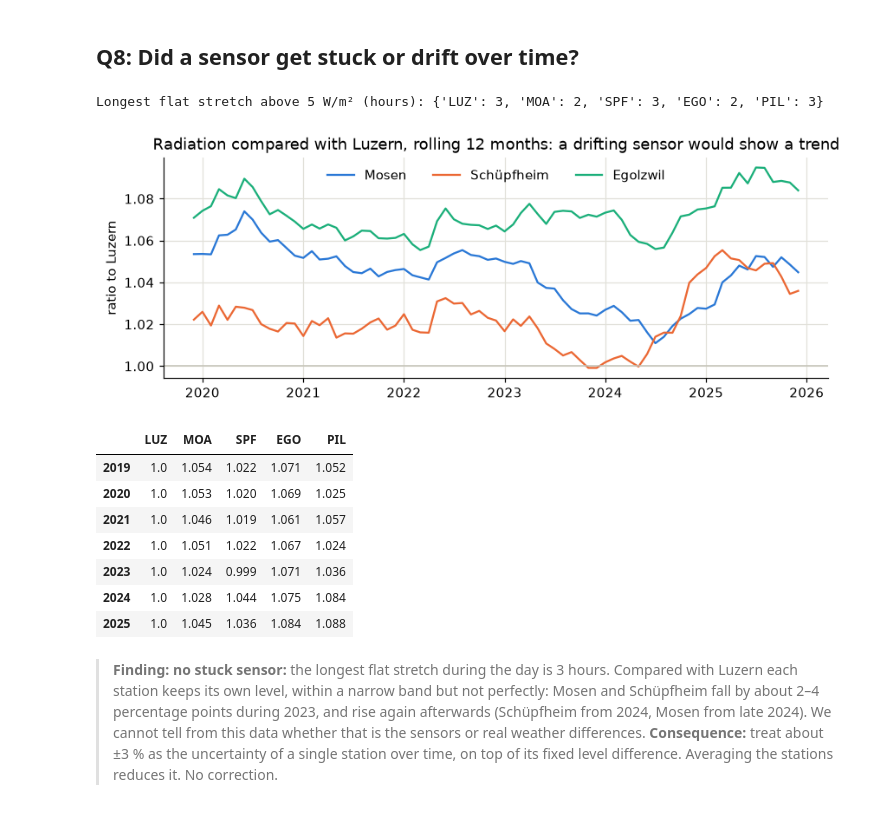
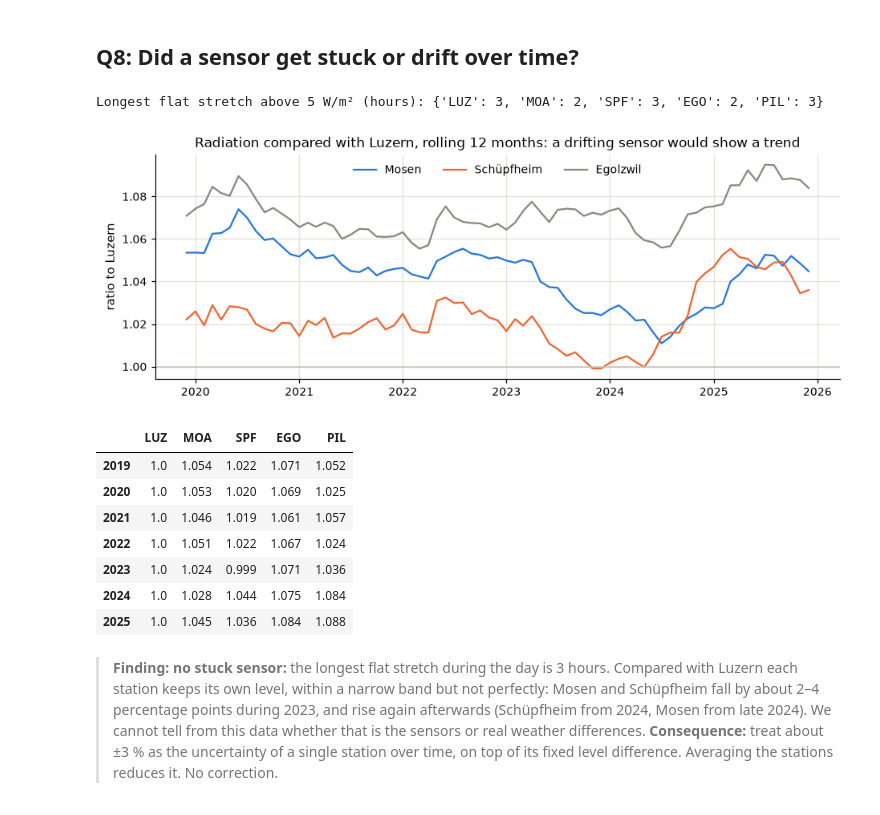
Before and after one commit to Elias-Schwegler/Flurin_Elias_hs26_project, a Jupyter notebook: notebooks/meteoswiss/meteoswiss_eda.ipynb, the cells around one changed output. Saved outputs shown, nothing was run; the diff lists cells and outputs as text; code cells hidden in the pictures.

```diff
--- a/notebooks/meteoswiss/meteoswiss_eda.ipynb
+++ b/notebooks/meteoswiss/meteoswiss_eda.ipynb
@@ -18,6 +18,7 @@
 Same structure as the Energy-Charts notebook: *Step 1* validity (Q1–Q9), *Step 2* patterns and suitability (Q10–Q13). *Step 3*, the overlay with solar generation, follows in the combined notebook.
 *Prepared with AI assistance (Claude); findings to be questioned and checked by us.*
 # %%
+import sys
 from pathlib import Path
 
 import matplotlib.dates as mdates
@@ -25,21 +26,19 @@ import matplotlib.pyplot as plt
 import numpy as np
 import pandas as pd
 
+sys.path.insert(0, "../..")   # repo root, for src/
+from src.plot_style import BLUE, DARK_GREY, GREY, ORANGE, save_figure   # one style for all notebooks
+
 DATA = Path("data")
-FIG = Path("../../figures/eda")
-FIG.mkdir(parents=True, exist_ok=True)
 TZ = "Etc/GMT-1"   # fixed CET = UTC+1, no clock changes (the minus sign is correct for this name)
 STATIONS = {"LUZ": "Luzern", "MOA": "Mosen", "SPF": "Schüpfheim", "EGO": "Egolzwil", "PIL": "Pilatus"}
 LUCERNE = ["LUZ", "MOA", "SPF", "EGO"]
 pd.set_option("display.max_columns", None)   # show all columns side by side
 pd.set_option("display.width", 200)
-plt.rcParams.update({"figure.dpi": 110, "axes.grid": True, "grid.color": "#e1e0d9",
-                     "axes.spines.top": False, "axes.spines.right": False})
-BLUE, ORANGE, GREY = "#2a78d6", "#eb6834", "#c3c2b7"
 
 
 def save(fig, name):
-    fig.savefig(FIG / f"meteoswiss_{name}.png", dpi=160, bbox_inches="tight")
+    save_figure(fig, f"meteoswiss_{name}", details=True)   # figures/eda/sources/
 # %% [markdown]
 # Step 1: Is the data valid?
 # %% [markdown]
@@ -134,7 +133,7 @@ print("\nGaps at Mosen (start, hours):")
 print(pd.DataFrame({"start": gaps[gaps].index.to_series().groupby(run[gaps]).first(), "hours": gaps[gaps].groupby(run[gaps]).size()}).to_string(index=False))
 
 missing = radiation.isna().groupby(radiation.index.year).mean() * 100
-fig, ax = plt.subplots(figsize=(8, 2.4))
+fig, ax = plt.subplots(figsize=(10, 3))
 im = ax.imshow(missing.T, aspect="auto", cmap="Blues", vmin=0, vmax=1)
 ax.set_xticks(range(len(missing)), missing.index)
 ax.set_yticks(range(5), missing.columns)
@@ -219,7 +218,7 @@ Darkest days in Luzern, and the same days at the other stations (kWh/m²):
 Same period in two years side by side: two weeks in November. Do the Lucerne stations and Pilatus move together?
 # %%
 periods = [("2024-11-04", "2024-11-17", "November 2024"), ("2023-11-04", "2023-11-17", "November 2023")]
-fig, axes = plt.subplots(1, 2, figsize=(11, 3.2), sharey=True)
+fig, axes = plt.subplots(1, 2, figsize=(10, 2.9), sharey=True)
 for ax, (a, b, title) in zip(axes, periods):
     d = daily.loc[a:b]
     ax.plot(d.index, d[LUCERNE].mean(axis=1), color=BLUE, marker="o", markersize=3, label="mean of 4 Lucerne stations")
@@ -316,31 +315,31 @@ Temperature range (°C): {'LUZ': -8.2, 'MOA': -13.3, 'SPF': -15.4, 'EGO': -13.7,
 # %%
 def longest_flat(s):
     # longest stretch where the value stays exactly the same, during the day only
     s = s.dropna()
     run = (s != s.shift()).cumsum()
     return s[s > 5].groupby(run[s > 5]).size().max()
 
 print("Longest flat stretch above 5 W/m² (hours):", {a: int(longest_flat(radiation[a])) for a in STATIONS})
 
 common = radiation.dropna()   # only hours with values at all stations, so the gaps at Mosen do not count as 0
 monthly_sum = common.resample("MS").sum().rolling(12).sum()   # energy-weighted: dark winter months count less
 ratio = monthly_sum.div(monthly_sum["LUZ"], axis=0)
 annual_ratio = common.groupby(common.index.year).sum().div(common["LUZ"].groupby(common.index.year).sum(), axis=0).round(3)
-fig, ax = plt.subplots(figsize=(9, 3))
-colors = {"MOA": BLUE, "SPF": ORANGE, "EGO": "#1baf7a"}
+fig, ax = plt.subplots(figsize=(10, 3.3))
+colors = {"MOA": BLUE, "SPF": ORANGE, "EGO": DARK_GREY}
 for a, c in colors.items():
     ax.plot(ratio.index, ratio[a], color=c, label=STATIONS[a])
 ax.axhline(1, color=GREY, linewidth=1)
 ax.set_ylabel("ratio to Luzern")
 ax.set_title("Radiation compared with Luzern, rolling 12 months: a drifting sensor would show a trend")
 ax.xaxis.set_major_formatter(mdates.DateFormatter("%Y", tz=TZ))
 ax.legend(frameon=False, ncols=3)
 save(fig, "ratio_to_luzern")
 plt.show()
 annual_ratio
 # %% [output]
 Longest flat stretch above 5 W/m² (hours): {'LUZ': 3, 'MOA': 2, 'SPF': 3, 'EGO': 2, 'PIL': 3}
-[figure, old version]
+[figure, new version]
 |  | LUZ | MOA | SPF | EGO | PIL |
 | 2019 | 1.0 | 1.054 | 1.022 | 1.071 | 1.052 |
 | 2020 | 1.0 | 1.053 | 1.020 | 1.069 | 1.025 |
```
Also changed, not shown: parts of 5 cells of this notebook, 51 other files.
